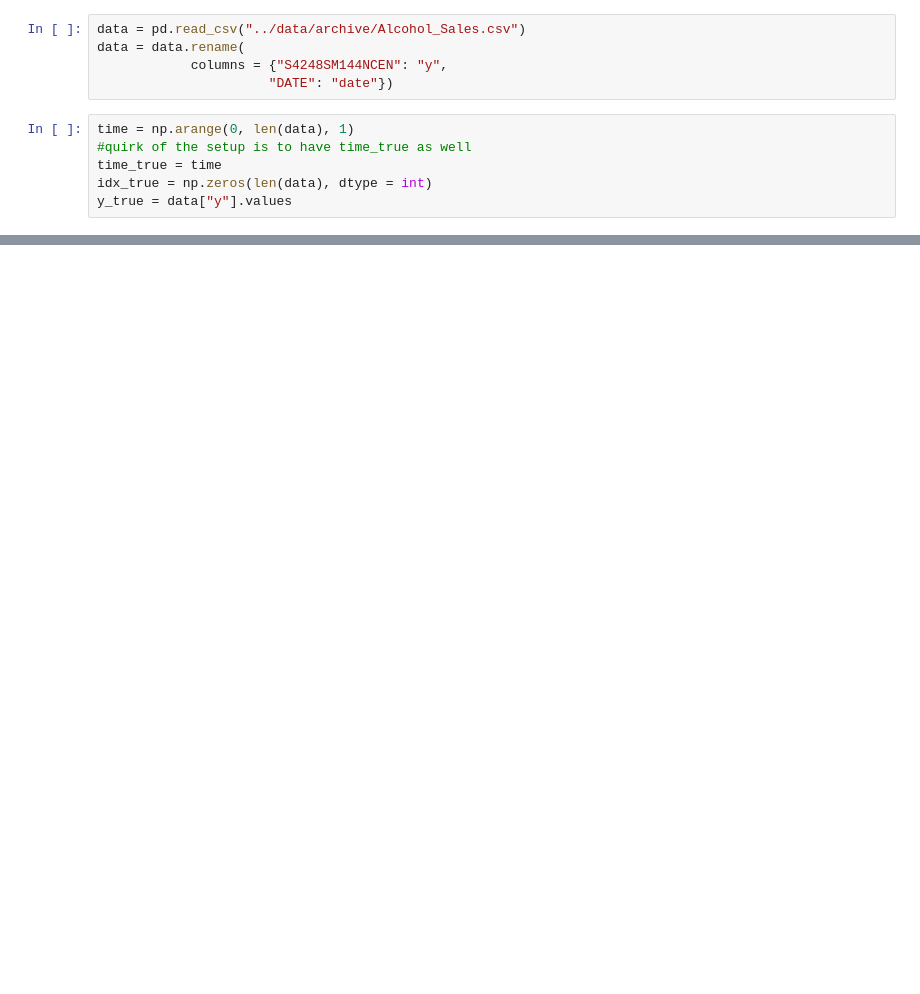
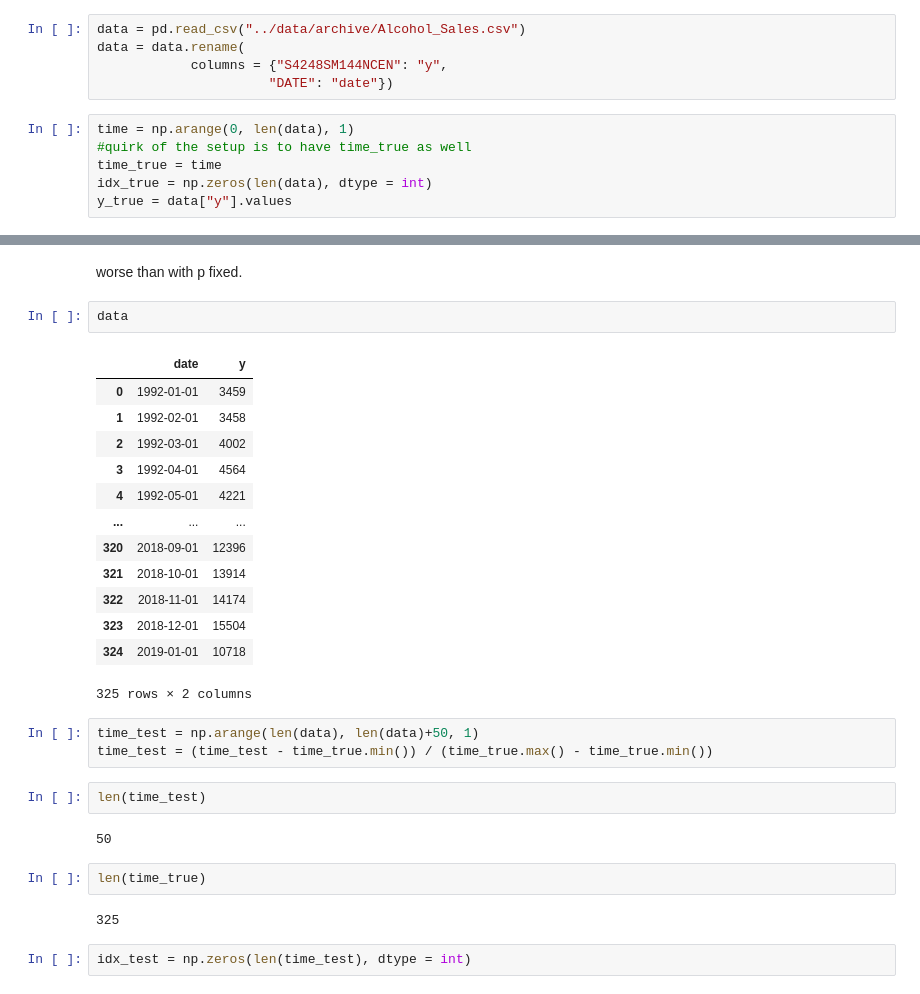
Before and after one commit to PyCipio/PyCipio, a Jupyter notebook: code/template_scaled_MW.ipynb, the cells around one changed output, grey strips where cells are left out. Drawn from its saved outputs; the diff is of its cells as text; blank space fills up the shorter version.

```diff
--- a/code/template_scaled_MW.ipynb
+++ b/code/template_scaled_MW.ipynb
@@ -299,0 +339,31 @@ print(period_stack_week)
+# %% [markdown]
+worse than with p fixed.
+# %%
+data
+# %% [output]
+|  | date | y |
+| 0 | 1992-01-01 | 3459 |
+| 1 | 1992-02-01 | 3458 |
+| 2 | 1992-03-01 | 4002 |
+| 3 | 1992-04-01 | 4564 |
+| 4 | 1992-05-01 | 4221 |
+| ... | ... | ... |
+| 320 | 2018-09-01 | 12396 |
+| 321 | 2018-10-01 | 13914 |
+| 322 | 2018-11-01 | 14174 |
+| 323 | 2018-12-01 | 15504 |
+| 324 | 2019-01-01 | 10718 |
+325 rows × 2 columns
+# %%
+time_test = np.arange(len(data), len(data)+50, 1)
+time_test = (time_test - time_true.min()) / (time_true.max() - time_true.min())
+# %%
+len(time_test)
+# %% [output]
+50
+# %%
+len(time_true)
+# %% [output]
+325
+# %%
+idx_test = np.zeros(len(time_test), dtype = int)
```
Also changed, not shown: parts of 33 cells of this notebook.
